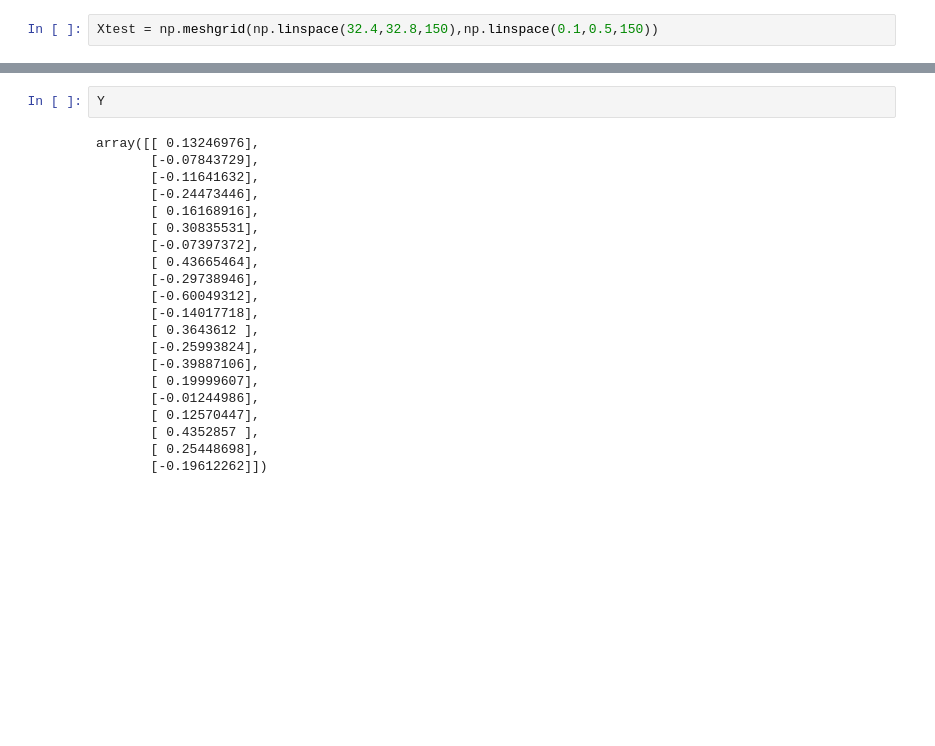
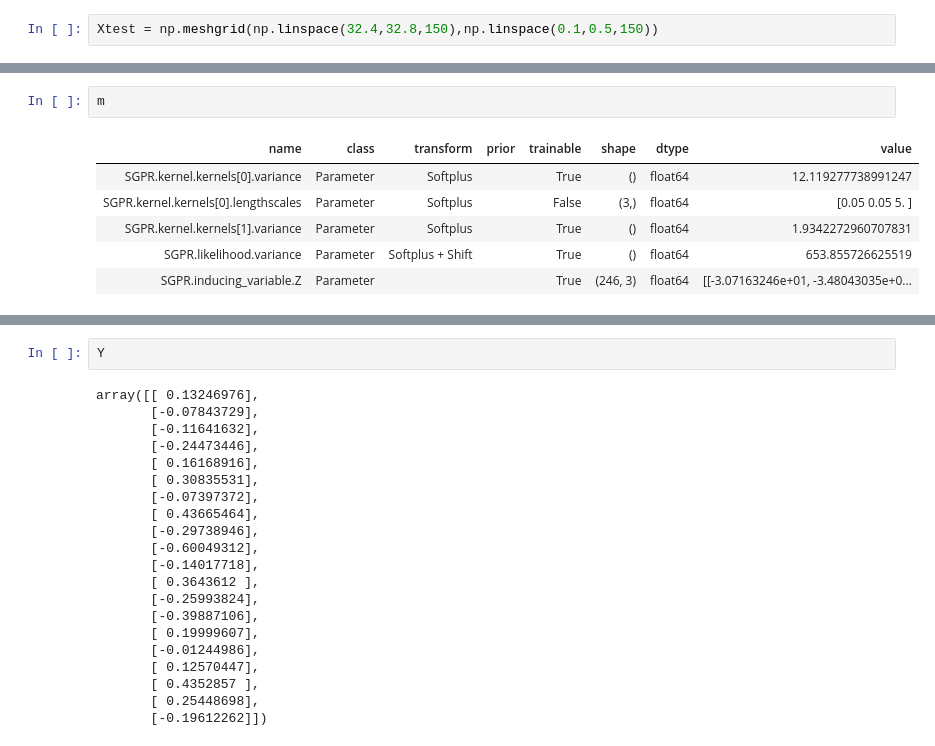
Before and after one commit to lionfish0/experimentation, a Jupyter notebook: IntroGPs_and_airpollution_withtimeandspace.ipynb, the cells around one changed output, grey strips where cells are left out. Saved outputs shown, nothing was run; the diff lists cells and outputs as text; blank space fills up the shorter version.

```diff
--- a/IntroGPs_and_airpollution_withtimeandspace.ipynb
+++ b/IntroGPs_and_airpollution_withtimeandspace.ipynb
@@ -271 +255,10 @@ predmeans,predvars = m.predict_f(Xtestflat)
+# %%
+m
+# %% [output]
+| name | class | transform | prior | trainable | shape | dtype | value |
+| SGPR.kernel.kernels[0].variance | Parameter | Softplus |  | True | () | float64 | 12.119277738991247 |
+| SGPR.kernel.kernels[0].lengthscales | Parameter | Softplus |  | False | (3,) | float64 | [0.05 0.05 5. ] |
+| SGPR.kernel.kernels[1].variance | Parameter | Softplus |  | True | () | float64 | 1.9342272960707831 |
+| SGPR.likelihood.variance | Parameter | Softplus + Shift |  | True | () | float64 | 653.855726625519 |
+| SGPR.inducing_variable.Z | Parameter |  |  | True | (246, 3) | float64 | [[-3.07163246e+01, -3.48043035e+0... |
 # %%
```
Also changed, not shown: parts of 33 cells of this notebook.
